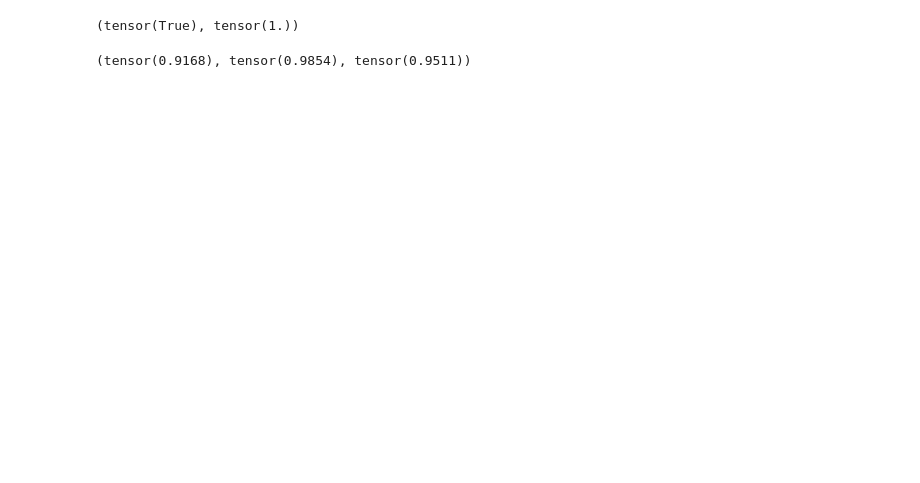
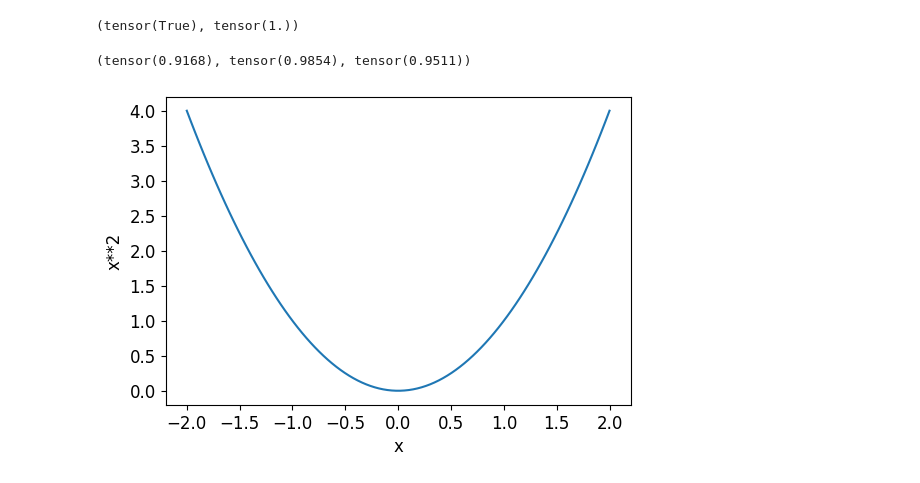
Before and after one commit to SanjaySaatyaki/fast_ai_try_out, a Jupyter notebook: 03_image_recognition.ipynb, the cells around one changed output. Drawn from its saved outputs; the diff is of its cells as text; code cells hidden in the pictures; blank space fills up the shorter version.

```diff
--- a/03_image_recognition.ipynb
+++ b/03_image_recognition.ipynb
@@ -168,3 +168,9 @@ accuracy_7s = (1 - is_3(valid_7).float()).mean()
 accuracy_3s,accuracy_7s,(accuracy_3s+accuracy_7s)/2
 # %% [output]
 (tensor(0.9168), tensor(0.9854), tensor(0.9511))
+# %%
+def f(x): return x**2
+# %%
+plot_function(f, 'x', 'x**2')
+# %% [output]
+[figure, added]
```
Also changed, not shown: parts of 46 cells of this notebook.
